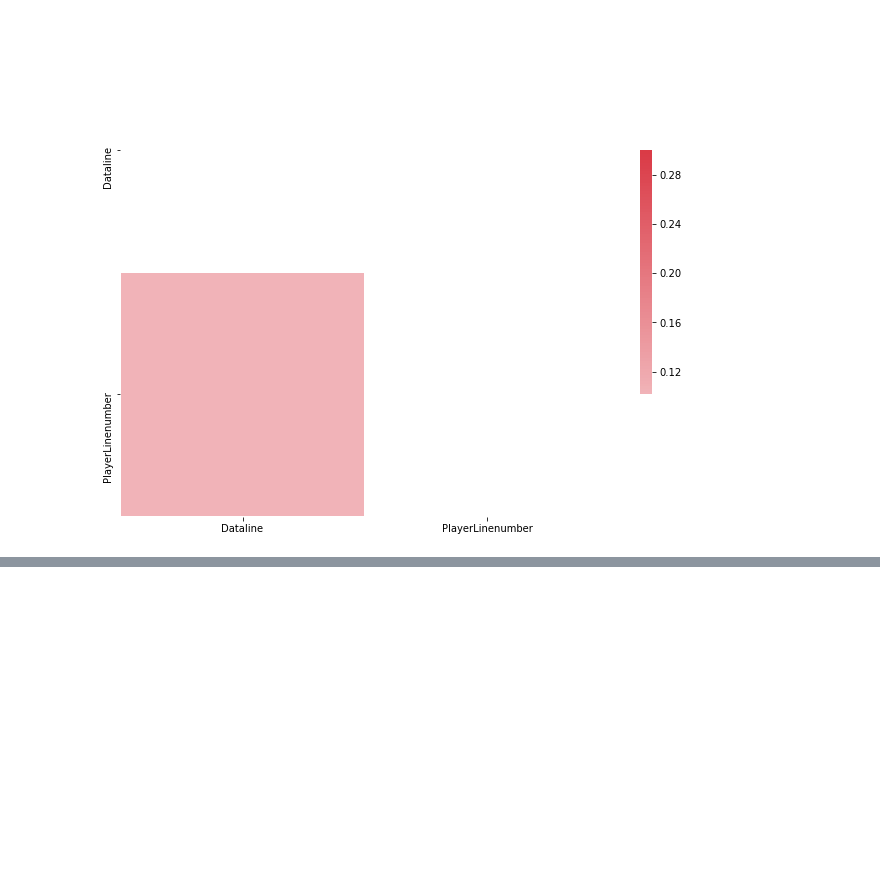
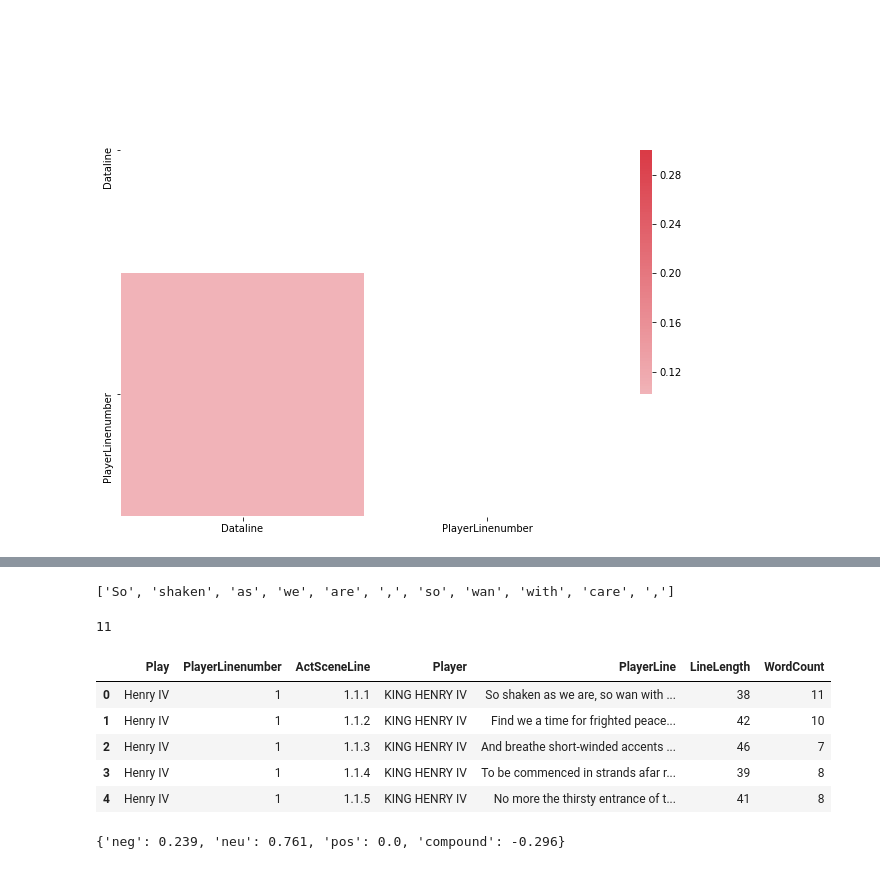
Before and after one commit to giordan12/tobeornottobe, a Jupyter notebook: castro_project2.ipynb, the cells around one changed output, grey strips where cells are left out. Drawn from its saved outputs; the diff is of its cells as text; code cells hidden in the pictures; blank space fills up the shorter version.

```diff
--- a/castro_project2.ipynb
+++ b/castro_project2.ipynb
@@ -115,0 +143,2 @@ sns.heatmap(shakes_corr, mask=mask, cmap=cmap, vmax=.3, center=0,
+# %%
+shakes_df.reset_index(drop=True, inplace=True)
@@ -115,0 +156,2 @@ sns.heatmap(shakes_corr, mask=mask, cmap=cmap, vmax=.3, center=0,
+# %%
+shakes_df['LineLength'] = shakes_df.PlayerLine.apply(len)
@@ -115,0 +199,4 @@ sns.heatmap(shakes_corr, mask=mask, cmap=cmap, vmax=.3, center=0,
+# %%
+# All of the unique values in PlayerLinenumber are integers that are in str form
+# Therefore, I will cast them to int form
+shakes_df.PlayerLinenumber = shakes_df.PlayerLinenumber.apply(int)
@@ -115,0 +220,4 @@ sns.heatmap(shakes_corr, mask=mask, cmap=cmap, vmax=.3, center=0,
+# %%
+tokens
+# %% [output]
+['So', 'shaken', 'as', 'we', 'are', ',', 'so', 'wan', 'with', 'care', ',']
@@ -115,0 +227,15 @@ sns.heatmap(shakes_corr, mask=mask, cmap=cmap, vmax=.3, center=0,
+# %%
+len(tokens)
+# %% [output]
+11
+# %%
+shakes_df['WordCount'] = shakes_df.PlayerLine.apply(nltk.word_tokenize).apply(len)
+# %%
+shakes_df.head()
+# %% [output]
+|  | Play | PlayerLinenumber | ActSceneLine | Player | PlayerLine | LineLength | WordCount |
+| 0 | Henry IV | 1 | 1.1.1 | KING HENRY IV | So shaken as we are, so wan with ... | 38 | 11 |
+| 1 | Henry IV | 1 | 1.1.2 | KING HENRY IV | Find we a time for frighted peace... | 42 | 10 |
+| 2 | Henry IV | 1 | 1.1.3 | KING HENRY IV | And breathe short-winded accents ... | 46 | 7 |
+| 3 | Henry IV | 1 | 1.1.4 | KING HENRY IV | To be commenced in strands afar r... | 39 | 8 |
+| 4 | Henry IV | 1 | 1.1.5 | KING HENRY IV | No more the thirsty entrance of t... | 41 | 8 |
@@ -115,0 +249,4 @@ sns.heatmap(shakes_corr, mask=mask, cmap=cmap, vmax=.3, center=0,
+# %%
+sia.polarity_scores('No more the thirsty entrance of this soil')
+# %% [output]
+{'neg': 0.239, 'neu': 0.761, 'pos': 0.0, 'compound': -0.296}
```
Also changed, not shown: parts of 29 cells of this notebook.
